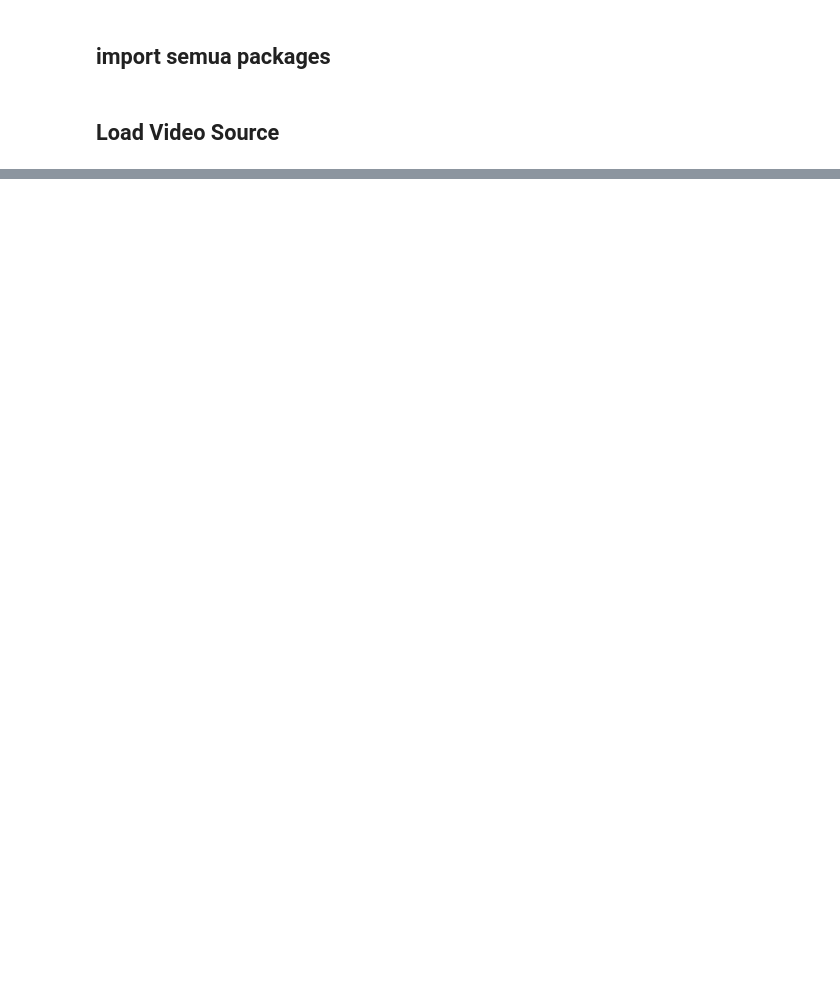
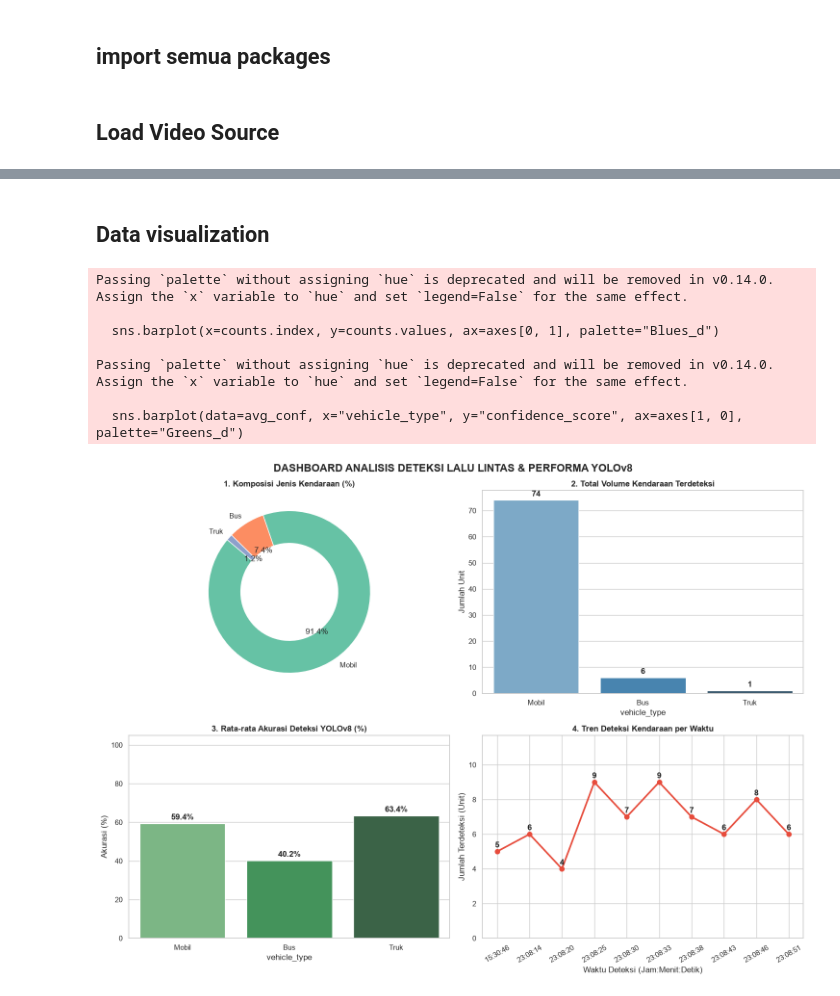
Before and after one commit to evanazriel/vehicle_counter, a Jupyter notebook: vehicle_counter.ipynb, the cells around one changed output, grey strips where cells are left out. Saved outputs shown, nothing was run; the diff lists cells and outputs as text; code cells hidden in the pictures; blank space fills up the shorter version.

Commit message:
feat : add data visualization

```diff
--- a/vehicle_counter.ipynb
+++ b/vehicle_counter.ipynb
@@ -123,0 +165,73 @@ print("Koneksi database ditutup dan program selesai.")
+# %% [markdown]
+## Data visualization
+# %%
+%matplotlib inline
+
+# 2. TARIK DATA DARI POSTGRESQL
+query = "SELECT vehicle_type, confidence_score, timestamp FROM traffic_detection_logs;"
+df = pd.read_sql(query, conn)
+conn.close()
+if df.empty:
+    print("Database masih kosong. Pastikan program deteksi sudah sempat menyimpan data.")
+else:
+    df["timestamp"] = pd.to_datetime(df["timestamp"])
+
+    # 3. BUAT DASHBOARD GRAFIK 2x2
+    sns.set_theme(style="whitegrid")
+    fig, axes = plt.subplots(2, 2, figsize=(15, 11))
+    fig.suptitle("DASHBOARD ANALISIS DETEKSI LALU LINTAS & PERFORMA YOLOv8", fontsize=16, weight="bold")
+    counts = df["vehicle_type"].value_counts()
+    palette_custom = sns.color_palette("Set2", len(counts))
+
+    # GRAFIK 1: PROPORSI KENDARAAN (DONUT CHART)
+    axes[0, 0].pie(counts, labels=counts.index, autopct="%1.1f%%", startangle=140,
+                   colors=palette_custom, wedgeprops=dict(width=0.4, edgecolor='w'))
+    axes[0, 0].set_title("1. Komposisi Jenis Kendaraan (%)", fontsize=12, weight="bold")
+
+    # GRAFIK 2: TOTAL UNIT KENDARAAN (BAR CHART)
+    sns.barplot(x=counts.index, y=counts.values, ax=axes[0, 1], palette="Blues_d")
+    axes[0, 1].set_title("2. Total Volume Kendaraan Terdeteksi", fontsize=12, weight="bold")
+    axes[0, 1].set_ylabel("Jumlah Unit")
+    for i, v in enumerate(counts.values):
+        axes[0, 1].text(i, v + (max(counts.values) * 0.02), str(v), ha="center", weight="bold")
+
+    # GRAFIK 3: RATA-RATA AKURASI DETEKSI (BAR CHART)
+    avg_conf = df.groupby("vehicle_type")["confidence_score"].mean().reindex(counts.index).reset_index()
+    sns.barplot(data=avg_conf, x="vehicle_type", y="confidence_score", ax=axes[1, 0], palette="Greens_d")
+    axes[1, 0].set_title("3. Rata-rata Akurasi Deteksi YOLOv8 (%)", fontsize=12, weight="bold")
+    axes[1, 0].set_ylabel("Akurasi (%)")
+    axes[1, 0].set_ylim(0, 105)
+    for i, row in avg_conf.iterrows():
+        axes[1, 0].text(i, row["confidence_score"] + 2, f"{row['confidence_score']:.1f}%", ha="center", weight="bold")
+
+    # GRAFIK 4: TREN KEPADATAN PER WAKTU (LINE CHART)
+    df["waktu_detik"] = df["timestamp"].dt.strftime('%H:%M:%S')
+    time_trend = df["waktu_detik"].value_counts().sort_index().tail(10)
+    if len(time_trend) > 1:
+        # Jika ada lebih dari 1 titik, gambar garis
+        axes[1, 1].plot(time_trend.index, time_trend.values,
+                        marker='o', color="#e74c3c", linewidth=2.5, markersize=7)
+    else:
+        sns.barplot(x=time_trend.index, y=time_trend.values, ax=axes[1, 1], color="#e74c3c")
+    axes[1, 1].set_title("4. Tren Deteksi Kendaraan per Waktu", fontsize=12, weight="bold")
+    axes[1, 1].set_xlabel("Waktu Deteksi (Jam:Menit:Detik)")
+    axes[1, 1].set_ylabel("Jumlah Terdeteksi (Unit)")
+    # 3. Beri angka di atas titik/batang
+    for i, (waktu, total) in enumerate(time_trend.items()):
+        axes[1, 1].annotate(str(total), (i, total),
+                            textcoords="offset points", xytext=(0, 6),
+                            ha='center', weight='bold')
+    axes[1, 1].set_ylim(0, max(time_trend.values) * 1.3)
+    axes[1, 1].tick_params(axis='x', rotation=30)
+
+    plt.tight_layout()
+    plt.show()
+# %% [output]
+Passing `palette` without assigning `hue` is deprecated and will be removed in v0.14.0. Assign the `x` variable to `hue` and set `legend=False` for the same effect.
+
+  sns.barplot(x=counts.index, y=counts.values, ax=axes[0, 1], palette="Blues_d")
+
+Passing `palette` without assigning `hue` is deprecated and will be removed in v0.14.0. Assign the `x` variable to `hue` and set `legend=False` for the same effect.
+
+  sns.barplot(data=avg_conf, x="vehicle_type", y="confidence_score", ax=axes[1, 0], palette="Greens_d")
+[figure, added]
```
Also changed, not shown: parts of 6 cells of this notebook.
